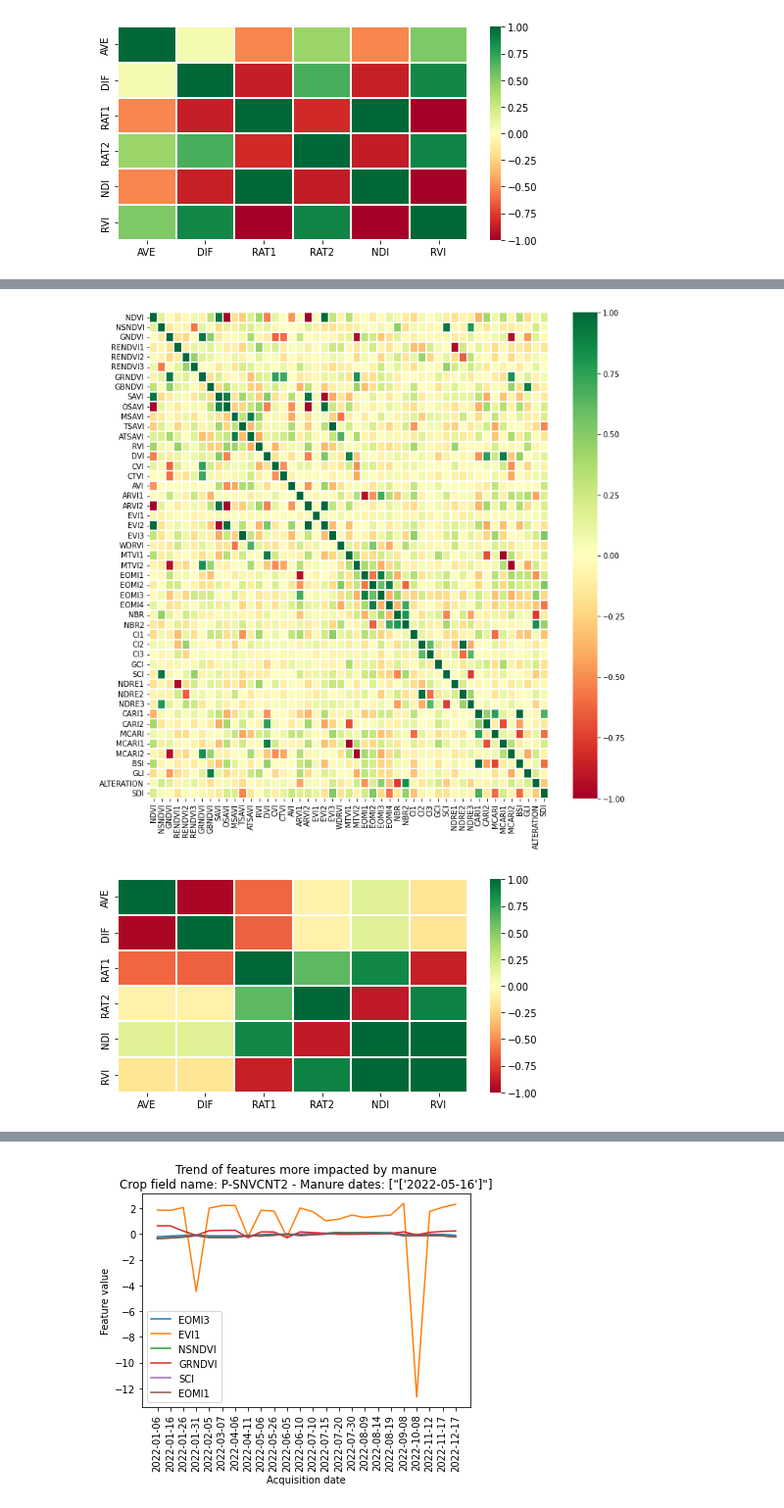
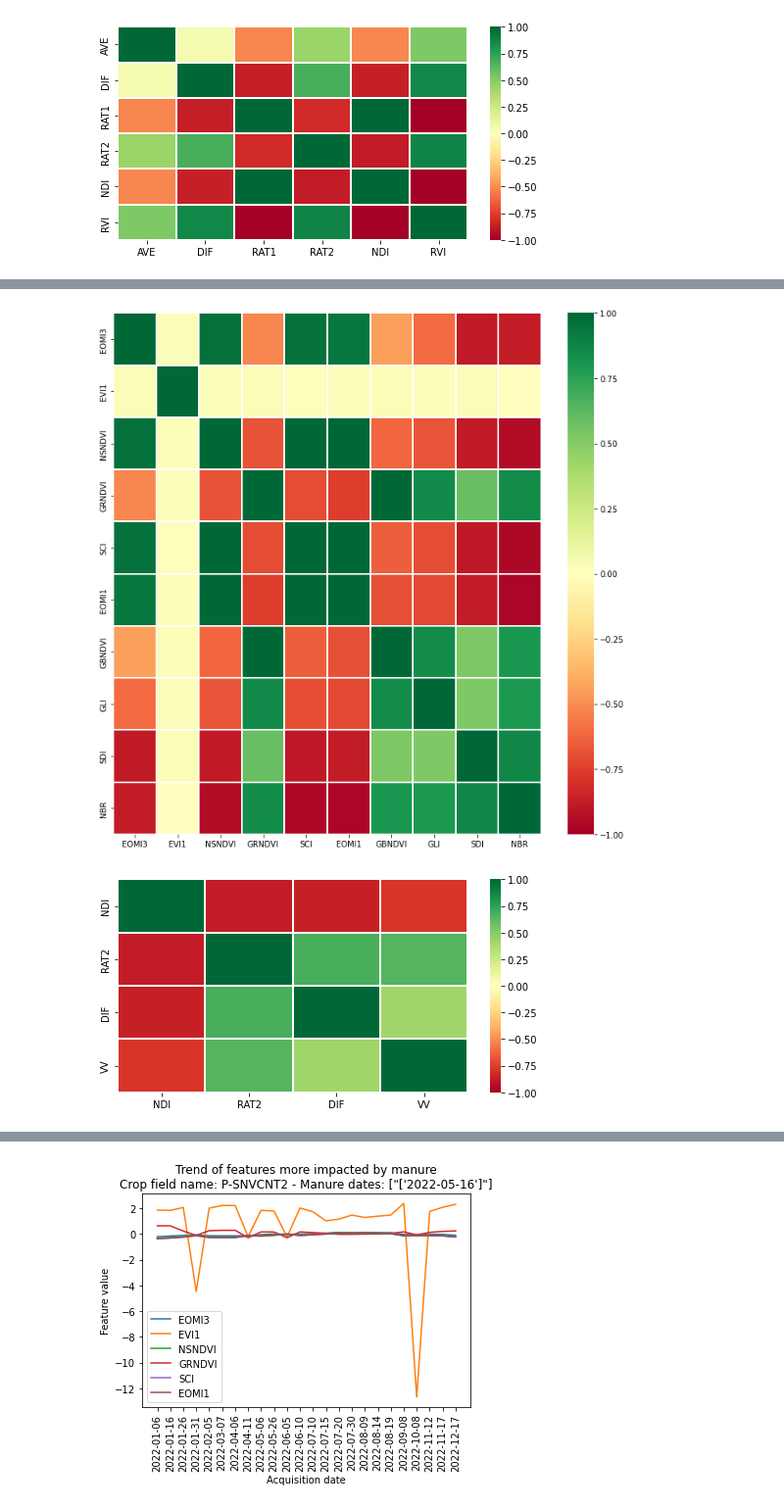
Before and after one commit to Amatofrancesco99/organic-fertilizers-detection, a Jupyter notebook: Notebooks/2-analysis/notebook.ipynb, the cells around one changed output, grey strips where cells are left out. Shown at 98% size. Cells and saved outputs as stored; diff of their text form; code cells hidden in the pictures.

```diff
--- a/Notebooks/2-analysis/notebook.ipynb
+++ b/Notebooks/2-analysis/notebook.ipynb
@@ -219,0 +225,8 @@ Overall, partial correlations are important because they allow us to better unde
+# %%
+# Fixing the seed for reproducibility
+random.seed(23)
+# Select a portion (only some crop fields) of the entire Sentinel-2 DataFrame
+s2_df_subset = s2_df[s2_df['crop_field_name'].isin(random.sample(list(s2_df['crop_field_name'].unique()), 20))]
+# Assess Sentinel-2 features relevance
+s2_normalized_variation_df = utils.get_features_importance(s2_df_subset, sentinel=2)
+s2_normalized_variation_df
@@ -219,0 +276,6 @@ Overall, partial correlations are important because they allow us to better unde
+# %%
+s2_number_features_widget = ipywidgets.widgets.IntSlider(value=10, min=1, max=len(s2_df_norm.columns), step=1, description='S2 #feats:')
+display(s2_number_features_widget)
+
+s1_number_features_widget = ipywidgets.widgets.IntSlider(value=4, min=1, max=len(s1_df_norm.columns), step=1, description='S1 #feats: ')
+display(s1_number_features_widget)
@@ -220,12 +285,14 @@ Overall, partial correlations are important because they allow us to better unde
 # %%
 # Sentinel 2
 plt.figure(figsize=(12, 12))
-sns.heatmap(pg.pcorr(s2_df_norm.iloc[:, 12:]), cmap='RdYlGn', linewidths = 0.1, vmin=-1, vmax=1);
+cols_to_select = s2_normalized_variation_df.iloc[:s2_number_features_widget.value].index
+sns.heatmap(s2_df_norm[cols_to_select].corr(method=corr_method_dropdown.value.lower()), cmap='RdYlGn', linewidths = 0.1, vmin=-1, vmax=1);
 # %% [output]
-[figure, old version]
+[figure, new version]
 # %%
 # Sentinel 1
 plt.figure(figsize=(8, 4))
-sns.heatmap(pg.pcorr(s1_df_norm.iloc[:, 2:]), cmap='RdYlGn', linewidths = 0.1, vmin=-1, vmax=1);
+cols_to_select = s1_normalized_variation_df.iloc[:s1_number_features_widget.value].index
+sns.heatmap(s1_df_norm[cols_to_select].corr(method=corr_method_dropdown.value.lower()), cmap='RdYlGn', linewidths = 0.1, vmin=-1, vmax=1);
 # %% [output]
-[figure, old version]
+[figure, new version]
```
Also changed, not shown: parts of 15 cells of this notebook, 7 other files.
